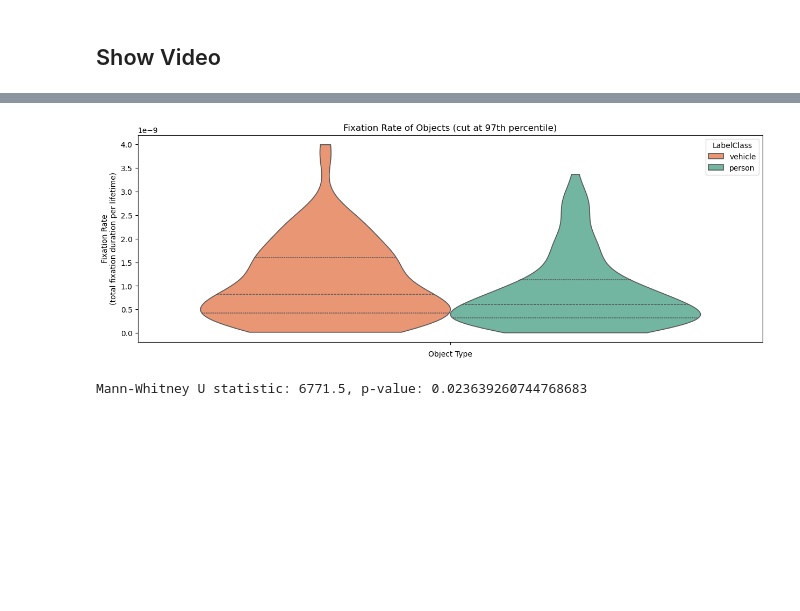
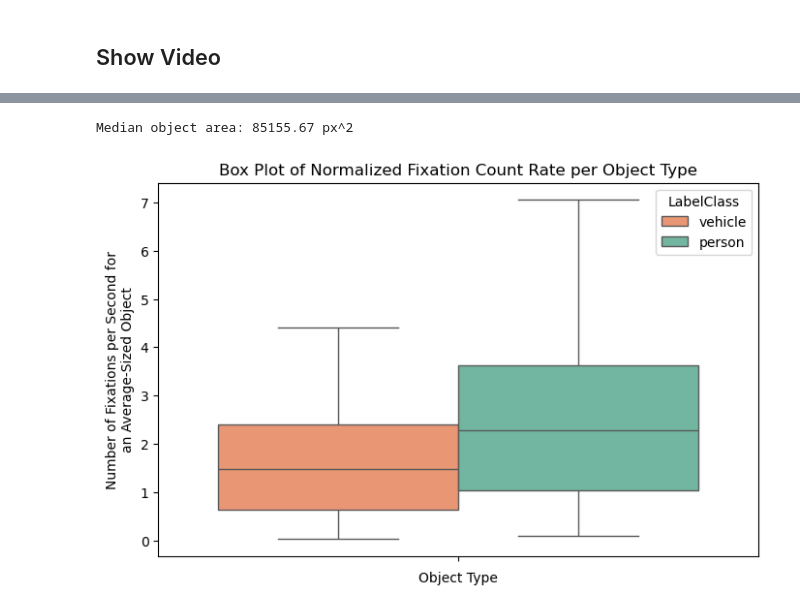
Before and after one commit to ArnaudPoletto/cs-599-window-views-visual-attention, a Jupyter notebook: notebooks/tracking.ipynb, the cells around one changed output, grey strips where cells are left out. Drawn from its saved outputs; the diff is of its cells as text; code cells hidden in the pictures; blank space fills up the shorter version.

```diff
--- a/notebooks/tracking.ipynb
+++ b/notebooks/tracking.ipynb
@@ -28,26 +83,29 @@ BOUNDING_BOX_MARGIN_PX = 10
 # %% [markdown]
 ## Get Fixation and Object Data
 # %%
-def get_fixation_data():
+def get_fixation_data() -> pd.DataFrame:
     """
-    Get gaze data for experiment 1, set 0
+    Get fixation data for videos of experiment 1.
 
     Returns:
-        pd.DataFrame: Gaze data for videos
+        pd.DataFrame: Fixation data for videos
     """
     fixation_data = get_gaze_data(
         experiment_ids=[1],
         set_ids=[0],
         fixation=True,
     )
-    fixation_data = fixation_data.drop(columns=["ExperimentId", "SessionId", "SetId", "ParticipantId", "X_sc", "Y_sc"])
 
-    # Add Fixation Id
+    # Filter out fixations that are after the max time since start
+    fixation_data = fixation_data[fixation_data["TimeSinceStart_ns"] < MAX_TIME_SINCE_START_SEC * N_NSEC_IN_SEC]
+
+    # Sort data and add Fixation Id
+    fixation_data = fixation_data.sort_values(by=["SequenceId", "StartTimestamp_ns"])
     fixation_data["FixationId"] = np.arange(len(fixation_data))
 
     fixation_data = fixation_data[[
+        "FixationId",
         "SequenceId",
-        "FixationId",
         "X_px",
         "Y_px",
         "StartTimestamp_ns",
@@ -694,31 +1049,34 @@ Mann-Whitney U statistic: 7219.0, p-value: 0.11121771708587201
+# %%
+median_object_area = object_data["Area_px2"].median()
+print(f"Median object area: {median_object_area:.2f} px^2")
+# %% [output]
+Median object area: 85155.67 px^2
 # %%
-def plot_object_fixation_rate_count(data: pd.DataFrame):
+def plot_normalized_object_fixation_rate_count(
+    data: pd.DataFrame,
+    median_object_area: float,
+):
+    # Get normalized object fixation count
     data = data.copy()
-
-    # Get object fixation count
     data = data.groupby(["SequenceId", "InstanceId", "LabelClass", "Lifetime_ns", "MeanDistanceFromLast_px"]).agg(
-        FixationCount=("FixationDuration_ns", "count")
+        FixationCount=("FixationDuration_ns", "count"),
+        MeanArea_px2=("Area_px2", "mean"),
     ).reset_index()
-    data["FixationRate"] = data["FixationCount"] / data["Lifetime_ns"]
+    data["NormalizedFixationCountRate"] = data["FixationCount"] / (data["Lifetime_ns"] * data["MeanArea_px2"])
     data = data.replace([np.inf, -np.inf], np.nan).dropna()
 
-    # Plot the fixation rate
-    plot1_data = data[data["FixationRate"] < data["FixationRate"].quantile(0.97)]
-    plt.figure(figsize=(15, 5))
-    colors = sns.color_palette("Set2", n_colors=len(plot1_data["LabelClass"].unique()))[::-1]
-    sns.violinplot(data=plot1_data, hue="LabelClass", y="FixationRate", palette=colors, cut=0, inner="quartile")
-    plt.title("Fixation Rate of Objects (cut at 97th percentile)")
+    # Rescale x-axis
+    data["NormalizedFixationCountRate"] = data["NormalizedFixationCountRate"] * median_object_area * N_NSEC_IN_SEC
+
+    # Plot the box plot
+    colors = sns.color_palette("Set2", n_colors=len(data["LabelClass"].unique()))[::-1]
+    plt.figure(figsize=(8, 5))
+    sns.boxplot(data=data, hue="LabelClass", y="NormalizedFixationCountRate", palette=colors, showfliers=False)
+    plt.title("Box Plot of Normalized Fixation Count Rate per Object Type")
     plt.xlabel("Object Type")
-    plt.ylabel("Fixation Rate\n(total fixation duration per lifetime)")
+    plt.ylabel("Number of Fixations per Second for\nan Average-Sized Object")
     plt.show()
 
-    from scipy.stats import mannwhitneyu
-    class_1_data = plot1_data[plot1_data["LabelClass"] == "person"]["FixationRate"]
-    class_2_data = plot1_data[plot1_data["LabelClass"] == "vehicle"]["FixationRate"]
-    stat, p_value = mannwhitneyu(class_1_data, class_2_data, alternative='two-sided')
-    print(f"Mann-Whitney U statistic: {stat}, p-value: {p_value}")
-
-plot_object_fixation_rate_count(merged_data)
+plot_normalized_object_fixation_rate_count(data=merged_data_with_fixation, median_object_area=median_object_area)
 # %% [output]
-[figure, old version]
+[figure, new version]
-Mann-Whitney U statistic: 6771.5, p-value: 0.023639260744768683
```
Also changed, not shown: parts of 43 cells of this notebook, 2 other files.
